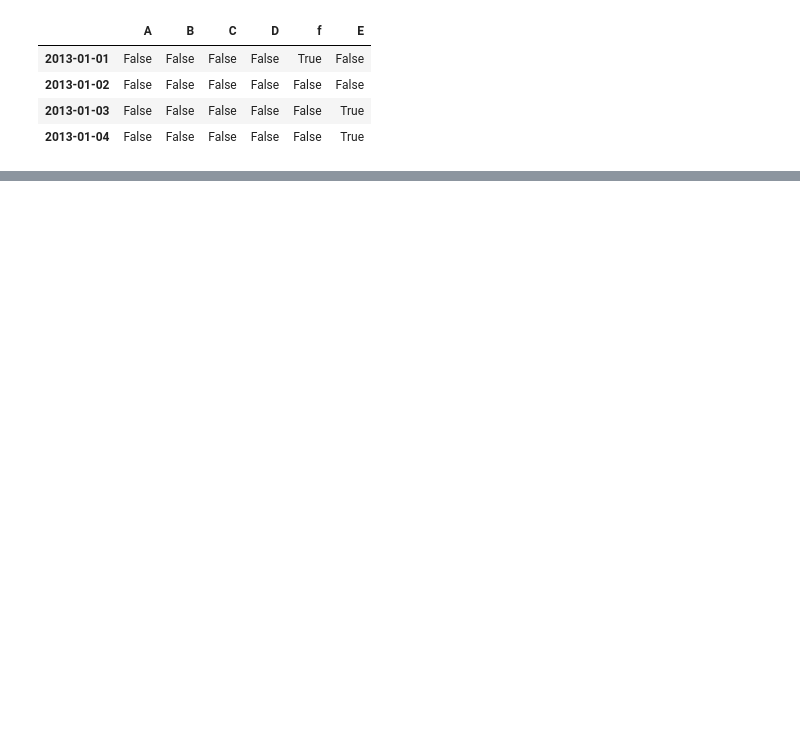
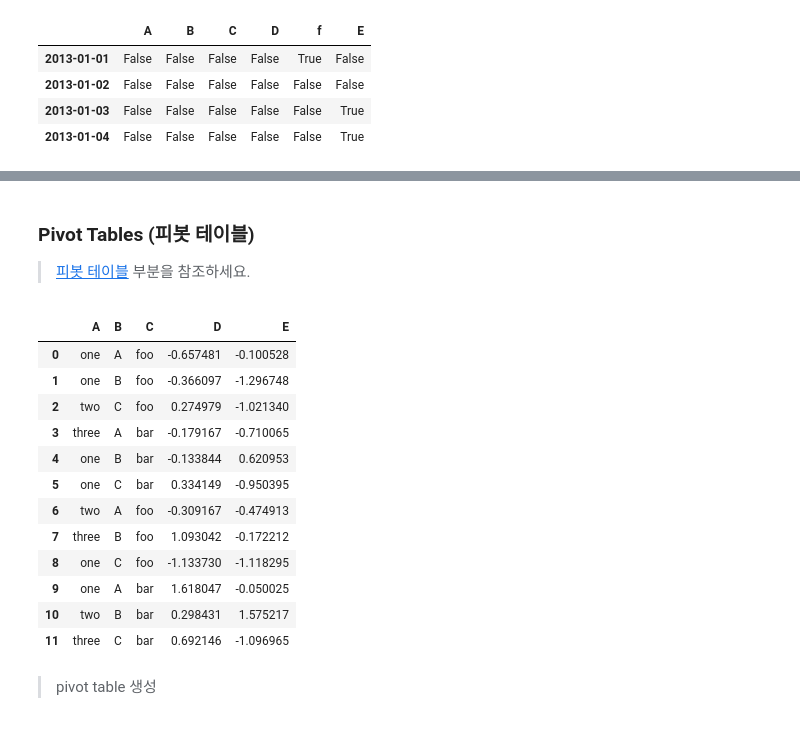
Before and after one commit to JH-Baik30/myfirstgit, a Jupyter notebook: 10_Minutes_to_Pandas.ipynb, the cells around one changed output, grey strips where cells are left out. Drawn from its saved outputs; the diff is of its cells as text; code cells hidden in the pictures; blank space fills up the shorter version.

```diff
--- a/10_Minutes_to_Pandas.ipynb
+++ b/10_Minutes_to_Pandas.ipynb
@@ -490,0 +900,27 @@ Freq: D, dtype: float64
+# %% [markdown]
+### Pivot Tables (피봇 테이블)
+> [피봇 테이블](https://pandas.pydata.org/pandas-docs/stable/user_guide/reshaping.html) 부분을 참조하세요.
+# %%
+df = pd.DataFrame({'A' : ['one', 'one', 'two', 'three'] * 3,
+                   'B' : ['A', 'B', 'C'] * 4,
+                   'C' : ['foo', 'foo', 'foo', 'bar', 'bar', 'bar'] * 2,
+                   'D' : np.random.randn(12),
+                   'E' : np.random.randn(12)})
+# %%
+df
+# %% [output]
+|  | A | B | C | D | E |
+| 0 | one | A | foo | -0.657481 | -0.100528 |
+| 1 | one | B | foo | -0.366097 | -1.296748 |
+| 2 | two | C | foo | 0.274979 | -1.021340 |
+| 3 | three | A | bar | -0.179167 | -0.710065 |
+| 4 | one | B | bar | -0.133844 | 0.620953 |
+| 5 | one | C | bar | 0.334149 | -0.950395 |
+| 6 | two | A | foo | -0.309167 | -0.474913 |
+| 7 | three | B | foo | 1.093042 | -0.172212 |
+| 8 | one | C | foo | -1.133730 | -1.118295 |
+| 9 | one | A | bar | 1.618047 | -0.050025 |
+| 10 | two | B | bar | 0.298431 | 1.575217 |
+| 11 | three | C | bar | 0.692146 | -1.096965 |
+# %% [markdown]
+> pivot table 생성
```
Also changed, not shown: parts of 126 cells of this notebook.
